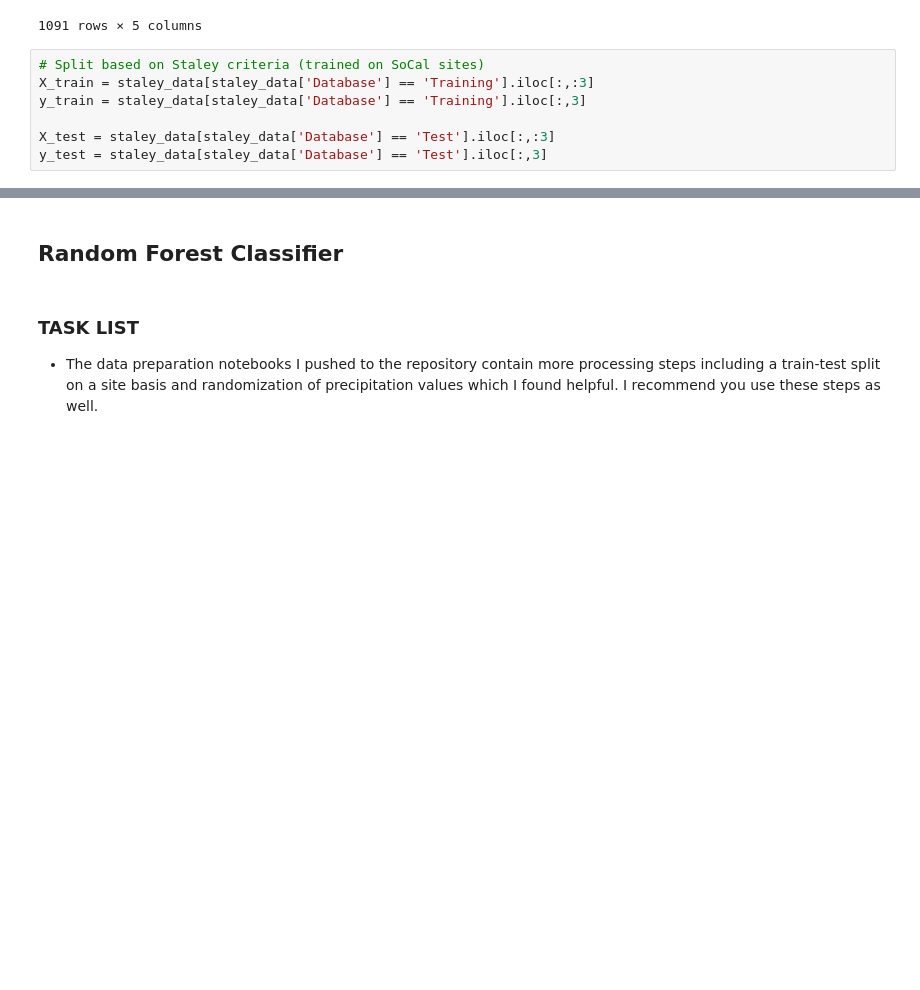
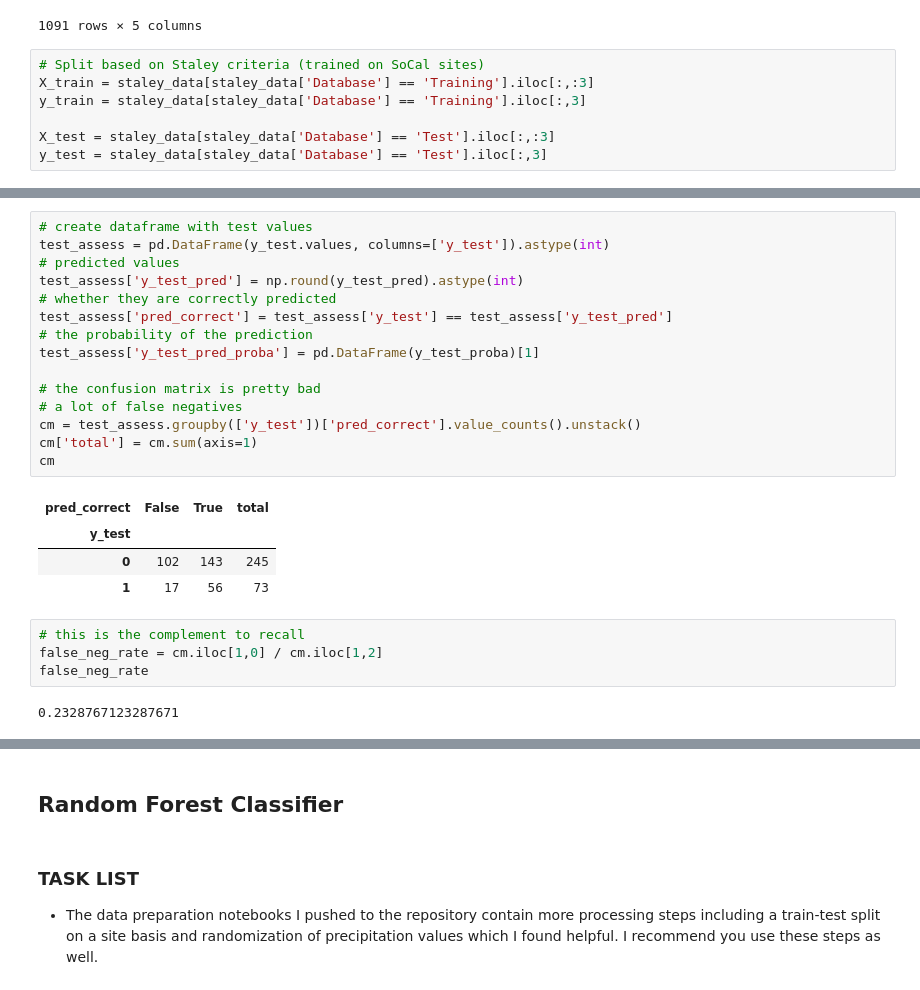
Before and after one commit to gojandrooo/DSE-Capstone, a Jupyter notebook: notebooks/03_ML_models/01_Model Evaluation - ST16 and Random Forest.ipynb, the cells around one changed output, grey strips where cells are left out. Cells and saved outputs as stored; diff of their text form; blank space fills up the shorter version.

```diff
--- a/notebooks/03_ML_models/01_Model Evaluation - ST16 and Random Forest.ipynb
+++ b/notebooks/03_ML_models/01_Model Evaluation - ST16 and Random Forest.ipynb
@@ -148,3 +154,29 @@ Test accuracy: 0.6257861635220126
 
 F1 Score (test): 0.48484848484848486
 [figure]
+# %%
+# create dataframe with test values
+test_assess = pd.DataFrame(y_test.values, columns=['y_test']).astype(int)
+# predicted values
+test_assess['y_test_pred'] = np.round(y_test_pred).astype(int)
+# whether they are correctly predicted
+test_assess['pred_correct'] = test_assess['y_test'] == test_assess['y_test_pred']
+# the probability of the prediction
+test_assess['y_test_pred_proba'] = pd.DataFrame(y_test_proba)[1]
+
+# the confusion matrix is pretty bad
+# a lot of false negatives
+cm = test_assess.groupby(['y_test'])['pred_correct'].value_counts().unstack()
+cm['total'] = cm.sum(axis=1)
+cm
+# %% [output]
+| pred_correct | False | True | total |
+| y_test |  |  |  |
+| 0 | 102 | 143 | 245 |
+| 1 | 17 | 56 | 73 |
+# %%
+# this is the complement to recall
+false_neg_rate = cm.iloc[1,0] / cm.iloc[1,2]
+false_neg_rate
+# %% [output]
+0.2328767123287671
```
Also changed, not shown: parts of 16 cells of this notebook.
